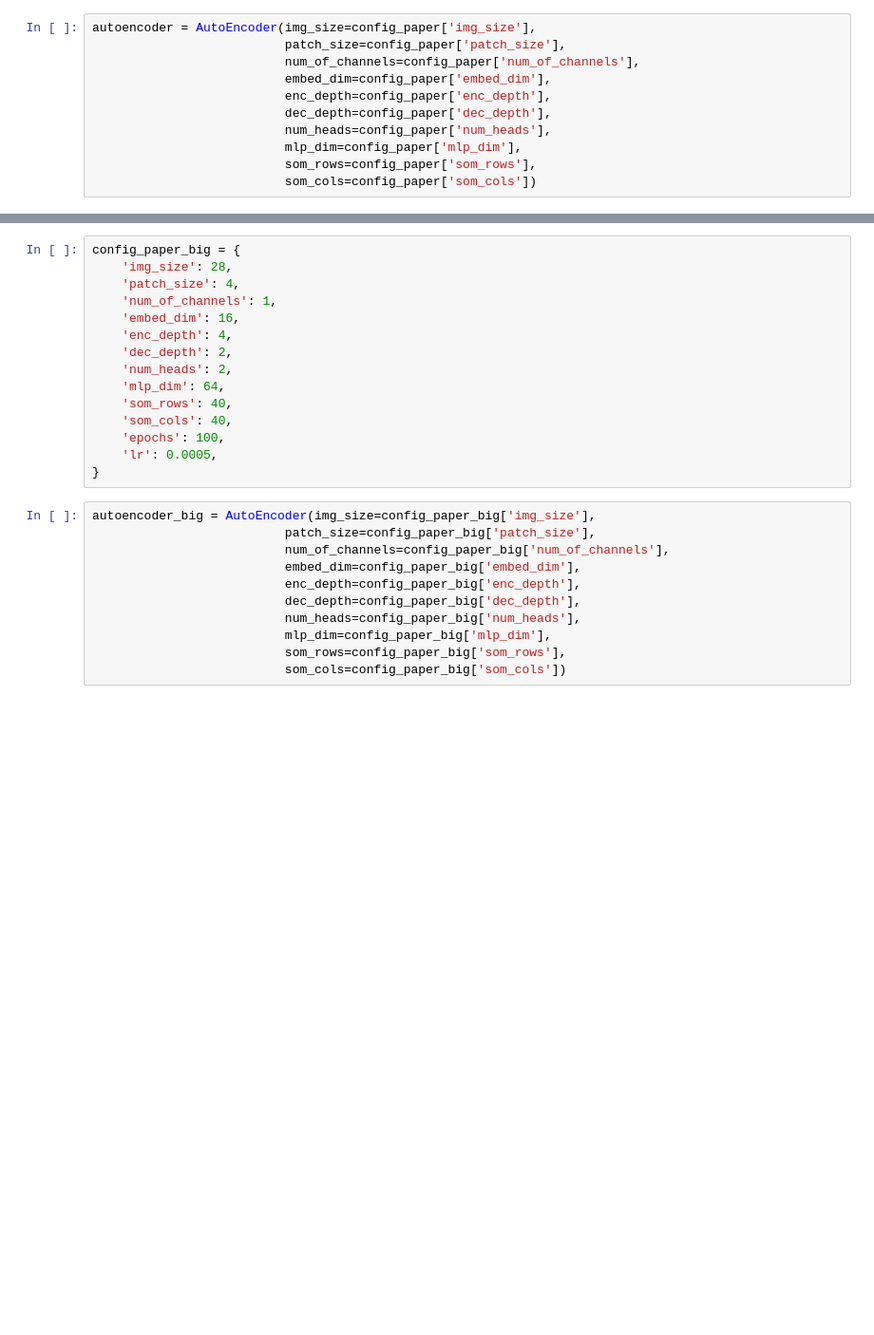
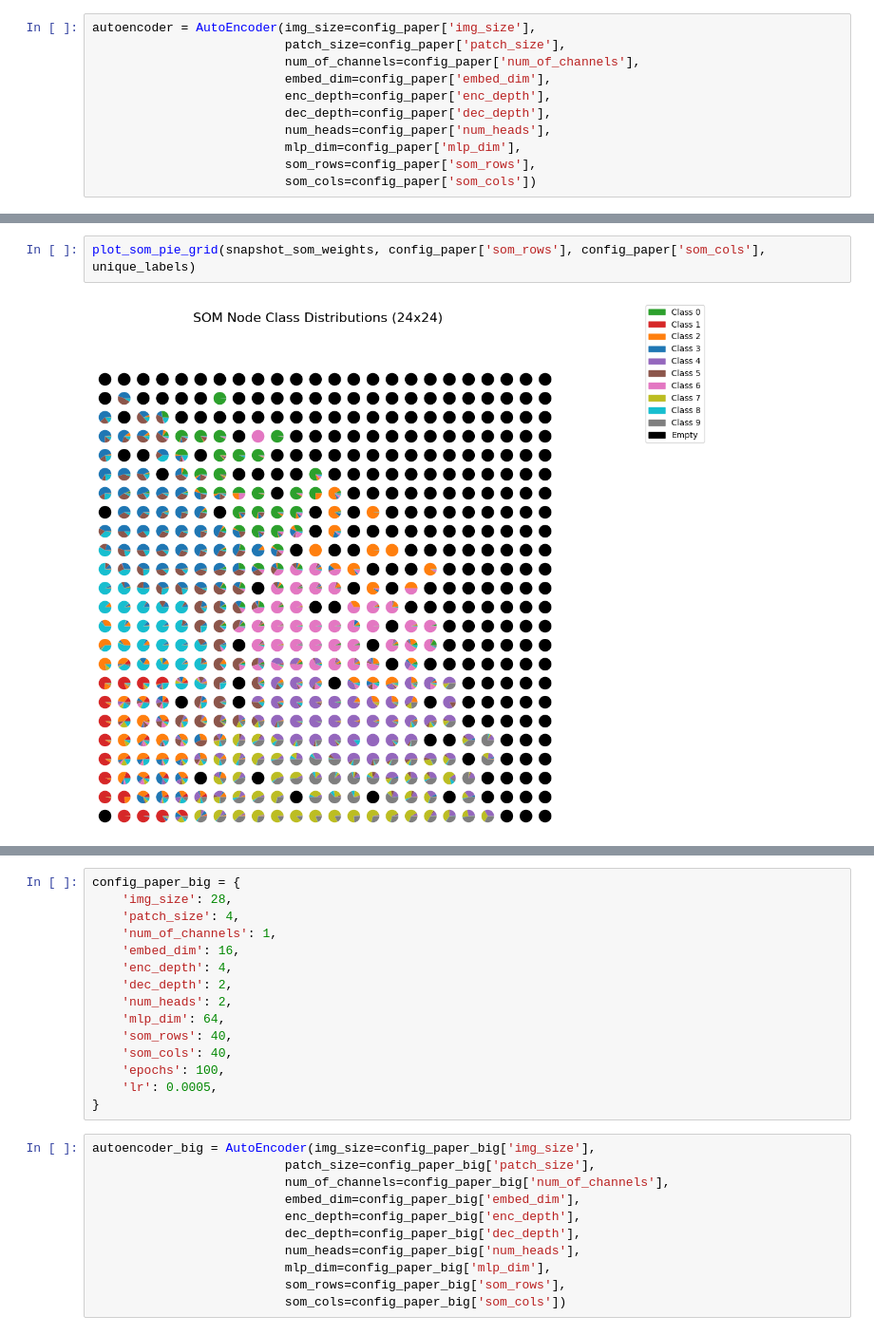
Before and after one commit to hanzltom/ViT-GHSOM, a Jupyter notebook: ViT-SOM/ViT-SOM_training.ipynb, the cells around one changed output, grey strips where cells are left out. Shown at 95% size. Cells and saved outputs as stored; diff of their text form; blank space fills up the shorter version.

```diff
--- a/ViT-SOM/ViT-SOM_training.ipynb
+++ b/ViT-SOM/ViT-SOM_training.ipynb
@@ -157,3 +145,7 @@ Epoch 50/50 | Sigma: 0.00 | Loss: 0.00035348 (MSE: 0.00034903 | SOM: 0.00044478)
+# %%
+plot_som_pie_grid(snapshot_som_weights, config_paper['som_rows'], config_paper['som_cols'], unique_labels)
+# %% [output]
+[figure, added]
 # %%
 plot_umap_som_weights(snapshot_som_weights, unique_labels)
 # %% [output]
```
Also changed, not shown: parts of 9 cells of this notebook.
